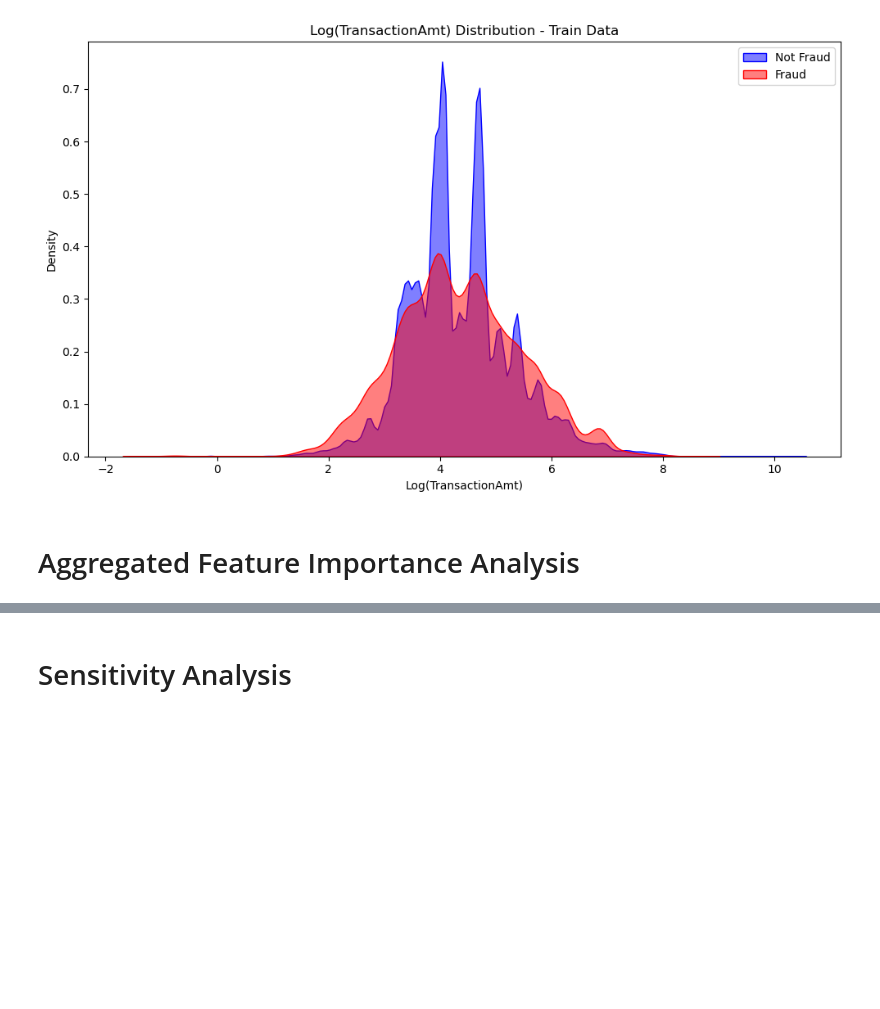
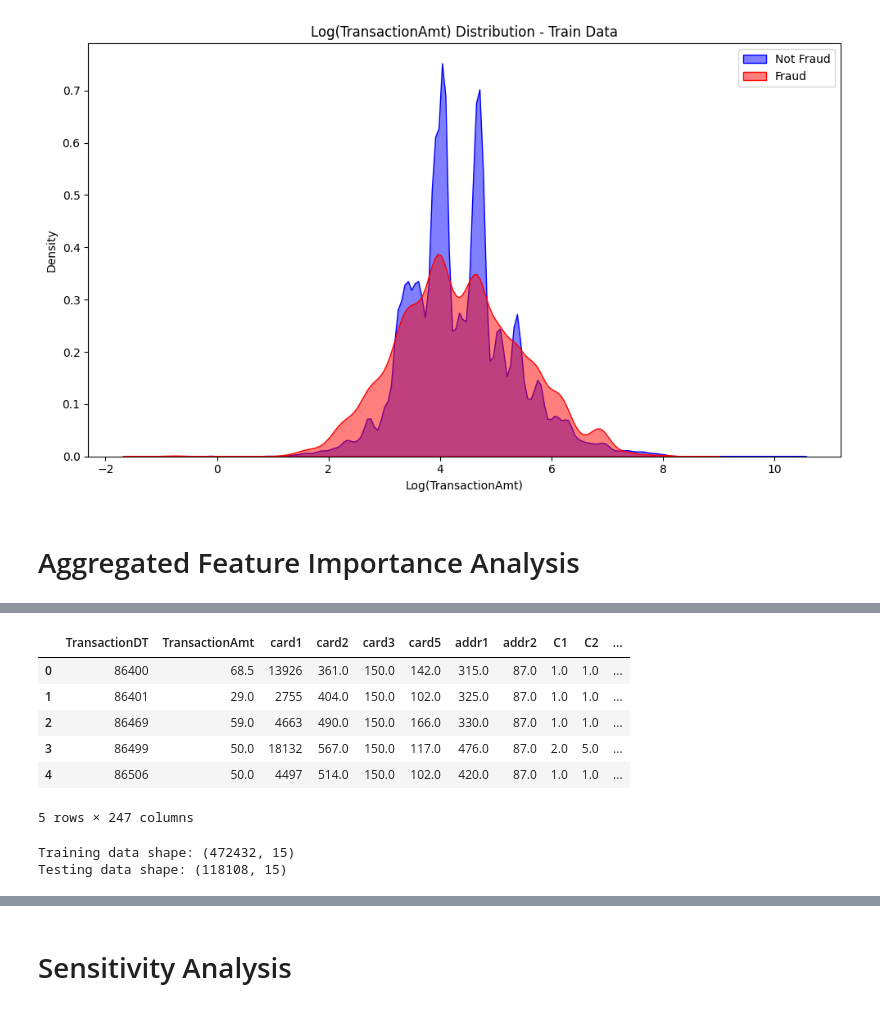
Before and after one commit to ackerman-alex/IDS789_credit_card_fraud_detection, a Jupyter notebook: new_credit_card_fraud_detection.ipynb, the cells around one changed output, grey strips where cells are left out. Drawn from its saved outputs; the diff is of its cells as text; code cells hidden in the pictures; blank space fills up the shorter version.

```diff
--- a/new_credit_card_fraud_detection.ipynb
+++ b/new_credit_card_fraud_detection.ipynb
@@ -592,3 +608,38 @@ Top Features - Section 4:
 14              C4    0.073147
 10             C11    0.060345
 16           card5    0.030449
+# %%
+data_combined.head()
+# %% [output]
+|  | TransactionDT | TransactionAmt | card1 | card2 | card3 | card5 | addr1 | addr2 | C1 | C2 | ... |
+| 0 | 86400 | 68.5 | 13926 | 361.0 | 150.0 | 142.0 | 315.0 | 87.0 | 1.0 | 1.0 | ... |
+| 1 | 86401 | 29.0 | 2755 | 404.0 | 150.0 | 102.0 | 325.0 | 87.0 | 1.0 | 1.0 | ... |
+| 2 | 86469 | 59.0 | 4663 | 490.0 | 150.0 | 166.0 | 330.0 | 87.0 | 1.0 | 1.0 | ... |
+| 3 | 86499 | 50.0 | 18132 | 567.0 | 150.0 | 117.0 | 476.0 | 87.0 | 2.0 | 5.0 | ... |
+| 4 | 86506 | 50.0 | 4497 | 514.0 | 150.0 | 102.0 | 420.0 | 87.0 | 1.0 | 1.0 | ... |
+5 rows × 247 columns
+# %%
+#top_aggregated_feature_names.append("isFraud")
+#data_combined[top_aggregated_feature_names].to_csv("./data/train_selected_features.csv", index=False)
+
+#data_combined.head()
+
+
+names = ['transaction_date'
+         , 'Amount']
+
+# Step 4: Split the data for training (80% train, 20% test)
+# Separate the features and target variable
+X = data_combined[top_aggregated_feature_names].drop(columns=['isFraud'])  # Features (all columns except 'isFraud')
+y = data_combined[top_aggregated_feature_names]['isFraud']                # Target variable
+
+# Split the data into training and testing sets
+X_train, X_test, y_train, y_test = train_test_split(
+    X, y, test_size=0.2, random_state=42
+)
+
+print(f"Training data shape: {X_train.shape}")
+print(f"Testing data shape: {X_test.shape}")
+# %% [output]
+Training data shape: (472432, 15)
+Testing data shape: (118108, 15)
```
Also changed, not shown: parts of 8 cells of this notebook, 2 other files.
